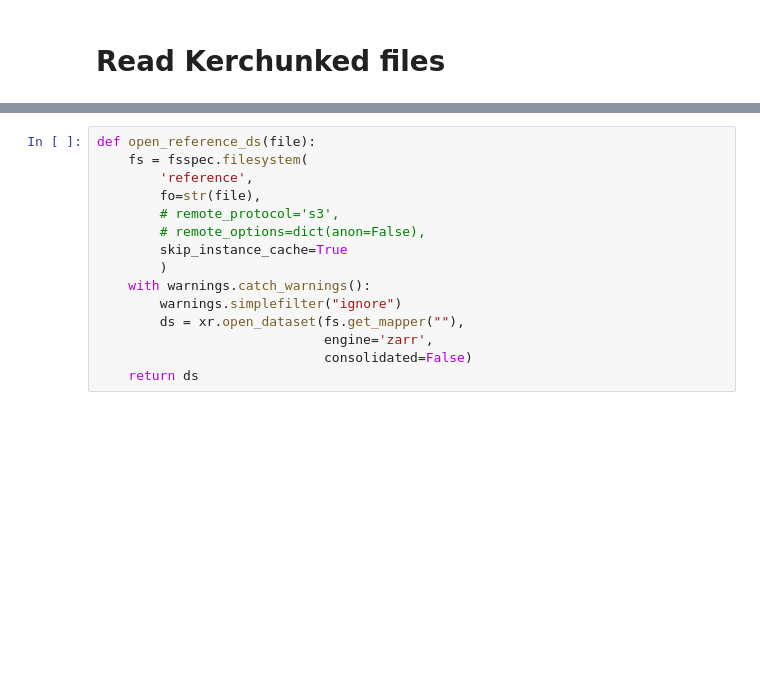
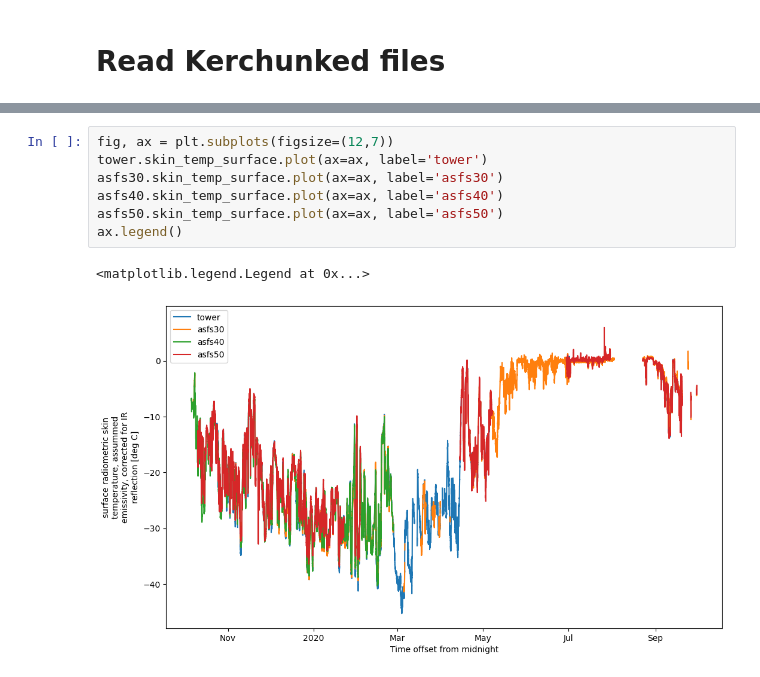
Before and after one commit to nsidc/mosaic_sunlight_underseaice, a Jupyter notebook: notebooks/read_kerchunked.ipynb, the cells around one changed output, grey strips where cells are left out. Drawn from its saved outputs; the diff is of its cells as text; blank space fills up the shorter version.

```diff
--- a/notebooks/read_kerchunked.ipynb
+++ b/notebooks/read_kerchunked.ipynb
@@ -14,16 +35,11 @@ json_files = sorted(list(Path('temp').glob('*.json')))
 # %%
-def open_reference_ds(file):
-    fs = fsspec.filesystem(
-        'reference',
-        fo=str(file),
-        # remote_protocol='s3',
-        # remote_options=dict(anon=False),
-        skip_instance_cache=True
-        )
-    with warnings.catch_warnings():
-        warnings.simplefilter("ignore")
-        ds = xr.open_dataset(fs.get_mapper(""),
-                             engine='zarr',
-                             consolidated=False)
-    return ds
+fig, ax = plt.subplots(figsize=(12,7))
+tower.skin_temp_surface.plot(ax=ax, label='tower')
+asfs30.skin_temp_surface.plot(ax=ax, label='asfs30')
+asfs40.skin_temp_surface.plot(ax=ax, label='asfs40')
+asfs50.skin_temp_surface.plot(ax=ax, label='asfs50')
+ax.legend()
+# %% [output]
+<matplotlib.legend.Legend at 0x...>
+[figure, added]
 # %%
```
Also changed, not shown: parts of 18 cells of this notebook.
